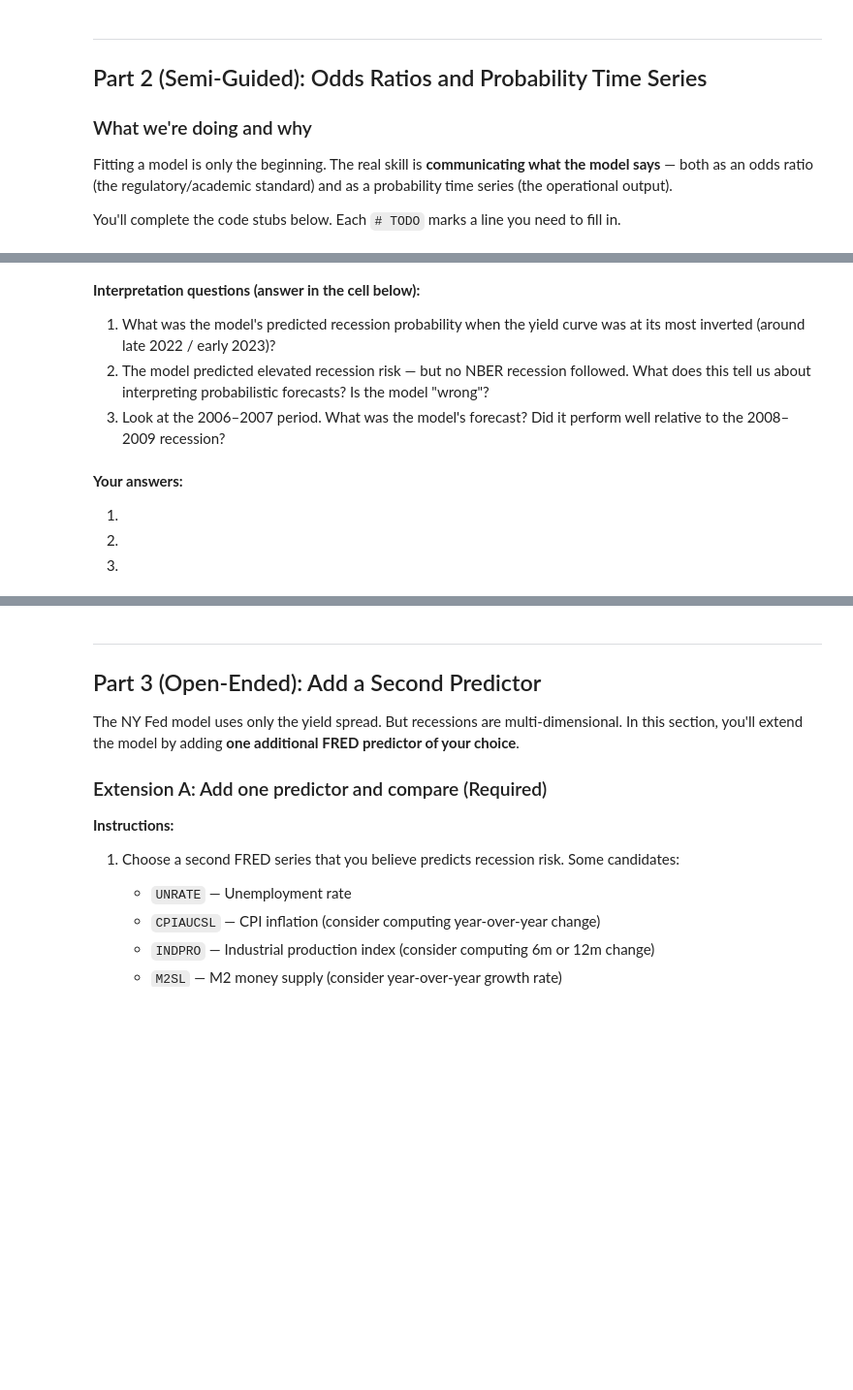
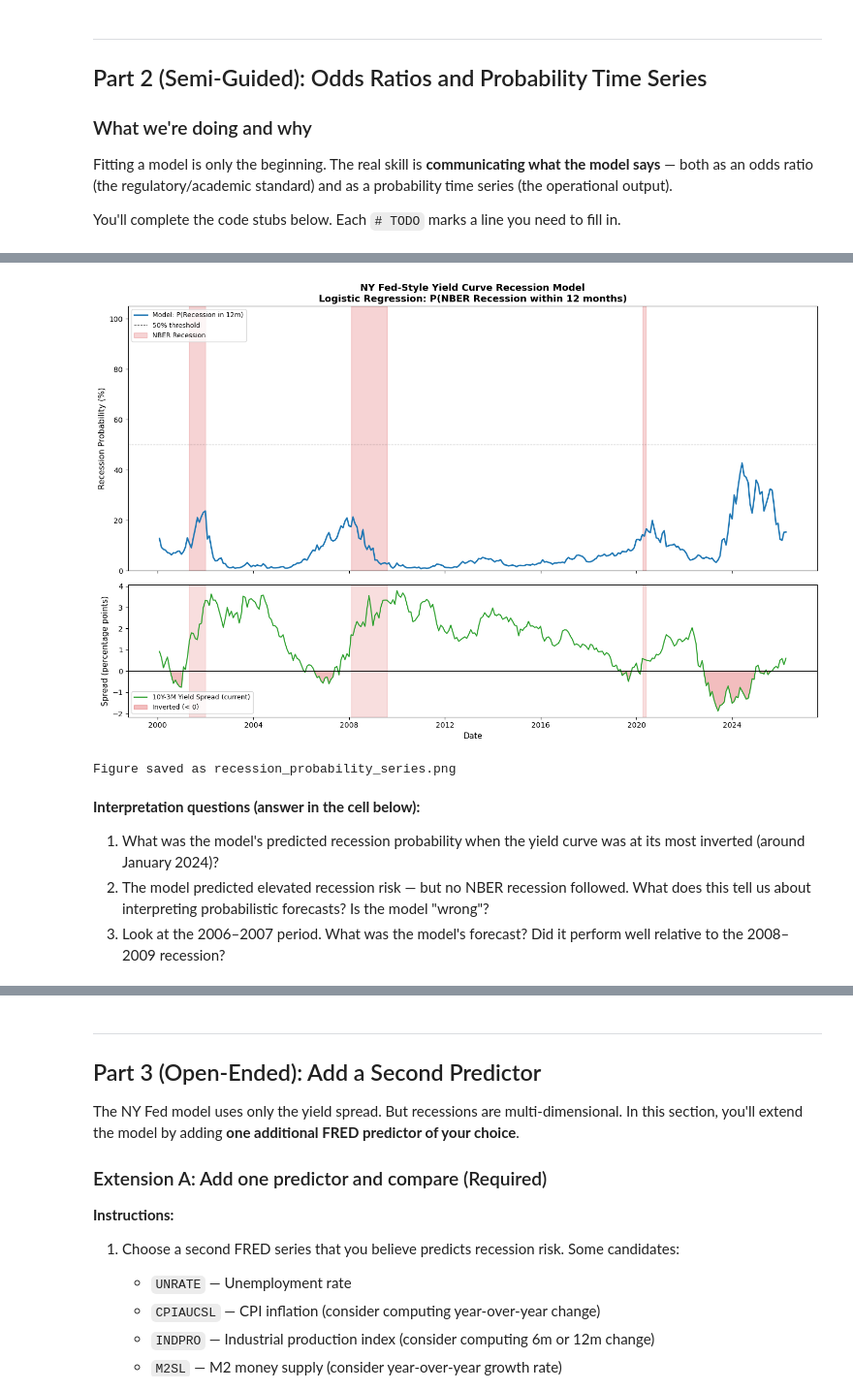
Before and after one commit to epleywin/ECON3916-Statistical-Machine-Learning, a Jupyter notebook: Lab 17/lab_17_logistic_regression.ipynb, the cells around one changed output, grey strips where cells are left out. Shown at 97% size. Saved outputs shown, nothing was run; the diff lists cells and outputs as text; code cells hidden in the pictures; blank space fills up the shorter version.

```diff
--- a/Lab 17/lab_17_logistic_regression.ipynb
+++ b/Lab 17/lab_17_logistic_regression.ipynb
@@ -330,7 +387,7 @@ print(f"Equivalently, it {'reduces' if or_point < 1 else 'increases'} recession
 # .predict_proba()[:, 1] → the probability of the POSITIVE class (recession)
 
 # TODO: Generate predicted recession probabilities for the full dataset
-df['recession_prob'] = # YOUR CODE HERE  (use .predict_proba()[:,1])
+df['recession_prob'] = logit_model.predict_proba(X)[:,1]
 
 # Verify: probabilities should be between 0 and 1
 print(f"Min probability: {df['recession_prob'].min():.4f}")
@@ -382,43 +457,41 @@ def get_recession_bands(df_in):
 # TODO: Call get_recession_bands() and shade each band on ax1 using ax1.axvspan()
 # Use: color='#d62728', alpha=0.2, label='NBER Recession' (only label first band)
 recession_bands = get_recession_bands(df_plot)
 for i, (start, end) in enumerate(recession_bands):
-    # YOUR CODE HERE
+    ax1.axvspan(start, end, color='#d62728', alpha=0.2,
+                label='NBER Recession' if i == 0 else None)
     pass
 
 ax1.set_ylabel('Recession Probability (%)', fontsize=11)
 ax1.set_ylim(0, 105)
 ax1.legend(fontsize=9, loc='upper left')
 ax1.set_title('NY Fed-Style Yield Curve Recession Model\nLogistic Regression: P(NBER Recession within 12 months)',
               fontsize=13, fontweight='bold')
 
 # --- Bottom panel: Yield spread ---
 ax2.plot(df_plot.index, df_plot['yield_spread'],
          color='#2ca02c', lw=1.5, label='10Y-3M Yield Spread (current)')
 ax2.axhline(0, color='black', lw=1, linestyle='-')
 ax2.fill_between(df_plot.index, df_plot['yield_spread'], 0,
                   where=(df_plot['yield_spread'] < 0),
                   color='#d62728', alpha=0.3, label='Inverted (< 0)')
 for start, end in recession_bands:
     ax2.axvspan(start, end, color='#d62728', alpha=0.15)
 
 ax2.set_ylabel('Spread (percentage points)', fontsize=11)
 ax2.set_xlabel('Date', fontsize=11)
 ax2.legend(fontsize=9, loc='lower left')
 
 plt.tight_layout()
 plt.savefig('recession_probability_series.png', dpi=150, bbox_inches='tight')
 plt.show()
 print("Figure saved as recession_probability_series.png")
+# %% [output]
+[figure, added]
+Figure saved as recession_probability_series.png
 # %% [markdown]
 **Interpretation questions (answer in the cell below):**
 
-1. What was the model's predicted recession probability when the yield curve was at its most inverted (around late 2022 / early 2023)?
+1. What was the model's predicted recession probability when the yield curve was at its most inverted (around January 2024)?
 2. The model predicted elevated recession risk — but no NBER recession followed. What does this tell us about interpreting probabilistic forecasts? Is the model "wrong"?
 3. Look at the 2006–2007 period. What was the model's forecast? Did it perform well relative to the 2008–2009 recession?
-# %% [markdown]
-**Your answers:**
-
-1.
-2.
-3.
```
Also changed, not shown: parts of 9 cells of this notebook.
